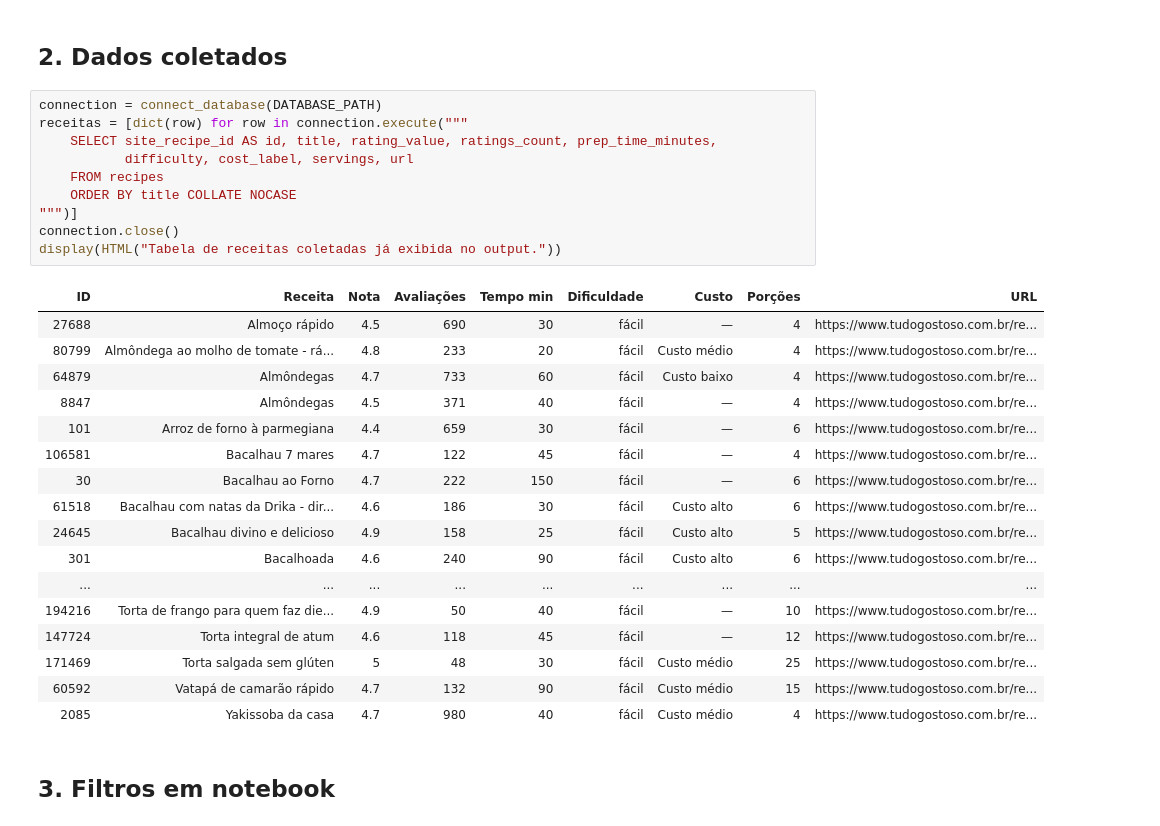
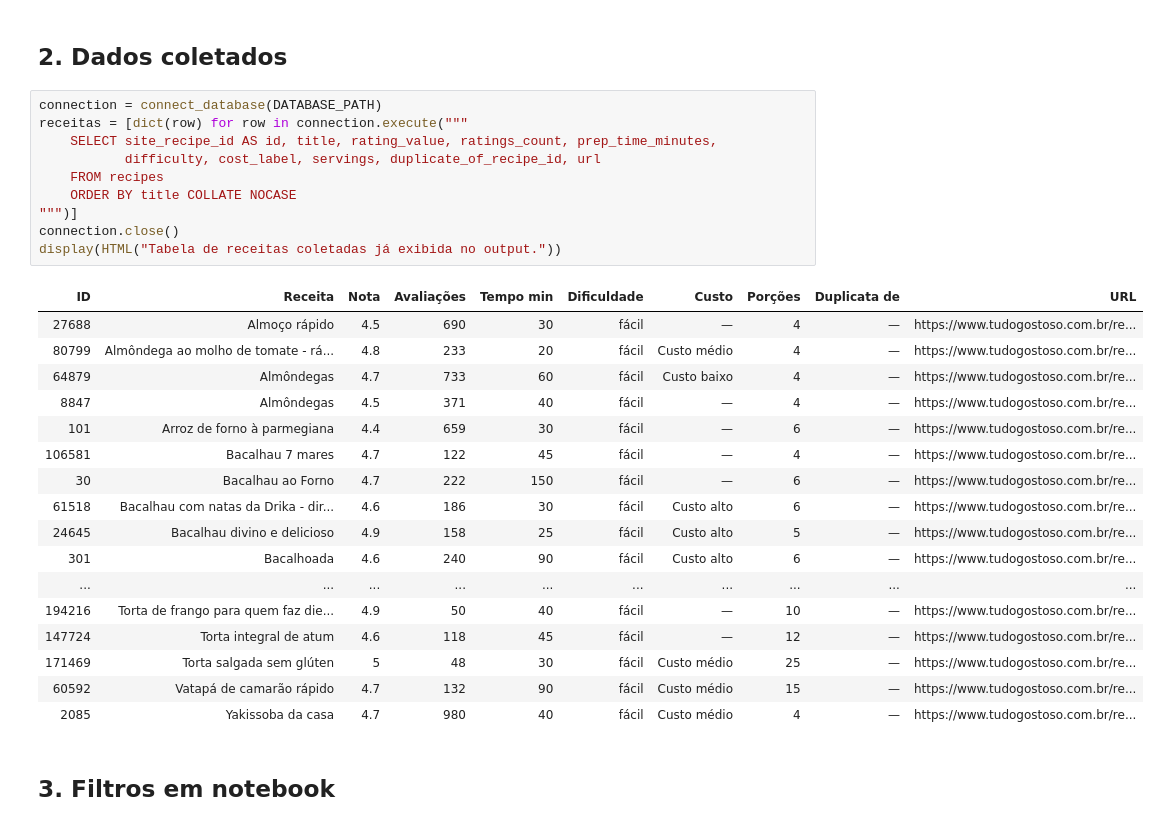
Before and after one commit to PHPacheco/Raspagem, a Jupyter notebook: notebooks/Trabalho PLN.ipynb, the cells around one changed output. Saved outputs shown, nothing was run; the diff lists cells and outputs as text.

```diff
--- a/notebooks/Trabalho PLN.ipynb
+++ b/notebooks/Trabalho PLN.ipynb
@@ -112,31 +116,31 @@ exibir_tabela(resumo, [("metric", "Métrica"), ("value", "Valor")])
 # %%
 connection = connect_database(DATABASE_PATH)
 receitas = [dict(row) for row in connection.execute("""
     SELECT site_recipe_id AS id, title, rating_value, ratings_count, prep_time_minutes,
-           difficulty, cost_label, servings, url
+           difficulty, cost_label, servings, duplicate_of_recipe_id, url
     FROM recipes
     ORDER BY title COLLATE NOCASE
 """)]
 connection.close()
 display(HTML("Tabela de receitas coletadas já exibida no output."))
 # %% [output]
-| ID | Receita | Nota | Avaliações | Tempo min | Dificuldade | Custo | Porções | URL |
-| 27688 | Almoço rápido | 4.5 | 690 | 30 | fácil | — | 4 | https://www.tudogostoso.com.br/re... |
-| 80799 | Almôndega ao molho de tomate - rá... | 4.8 | 233 | 20 | fácil | Custo médio | 4 | https://www.tudogostoso.com.br/re... |
-| 64879 | Almôndegas | 4.7 | 733 | 60 | fácil | Custo baixo | 4 | https://www.tudogostoso.com.br/re... |
-| 8847 | Almôndegas | 4.5 | 371 | 40 | fácil | — | 4 | https://www.tudogostoso.com.br/re... |
-| 101 | Arroz de forno à parmegiana | 4.4 | 659 | 30 | fácil | — | 6 | https://www.tudogostoso.com.br/re... |
-| 106581 | Bacalhau 7 mares | 4.7 | 122 | 45 | fácil | — | 4 | https://www.tudogostoso.com.br/re... |
-| 30 | Bacalhau ao Forno | 4.7 | 222 | 150 | fácil | — | 6 | https://www.tudogostoso.com.br/re... |
-| 61518 | Bacalhau com natas da Drika - dir... | 4.6 | 186 | 30 | fácil | Custo alto | 6 | https://www.tudogostoso.com.br/re... |
-| 24645 | Bacalhau divino e delicioso | 4.9 | 158 | 25 | fácil | Custo alto | 5 | https://www.tudogostoso.com.br/re... |
-| 301 | Bacalhoada | 4.6 | 240 | 90 | fácil | Custo alto | 6 | https://www.tudogostoso.com.br/re... |
-| ... | ... | ... | ... | ... | ... | ... | ... | ... |
-| 194216 | Torta de frango para quem faz die... | 4.9 | 50 | 40 | fácil | — | 10 | https://www.tudogostoso.com.br/re... |
-| 147724 | Torta integral de atum | 4.6 | 118 | 45 | fácil | — | 12 | https://www.tudogostoso.com.br/re... |
-| 171469 | Torta salgada sem glúten | 5 | 48 | 30 | fácil | Custo médio | 25 | https://www.tudogostoso.com.br/re... |
-| 60592 | Vatapá de camarão rápido | 4.7 | 132 | 90 | fácil | Custo médio | 15 | https://www.tudogostoso.com.br/re... |
-| 2085 | Yakissoba da casa | 4.7 | 980 | 40 | fácil | Custo médio | 4 | https://www.tudogostoso.com.br/re... |
+| ID | Receita | Nota | Avaliações | Tempo min | Dificuldade | Custo | Porções | Duplicata de | URL |
+| 27688 | Almoço rápido | 4.5 | 690 | 30 | fácil | — | 4 | — | https://www.tudogostoso.com.br/re... |
+| 80799 | Almôndega ao molho de tomate - rá... | 4.8 | 233 | 20 | fácil | Custo médio | 4 | — | https://www.tudogostoso.com.br/re... |
+| 64879 | Almôndegas | 4.7 | 733 | 60 | fácil | Custo baixo | 4 | — | https://www.tudogostoso.com.br/re... |
+| 8847 | Almôndegas | 4.5 | 371 | 40 | fácil | — | 4 | — | https://www.tudogostoso.com.br/re... |
+| 101 | Arroz de forno à parmegiana | 4.4 | 659 | 30 | fácil | — | 6 | — | https://www.tudogostoso.com.br/re... |
+| 106581 | Bacalhau 7 mares | 4.7 | 122 | 45 | fácil | — | 4 | — | https://www.tudogostoso.com.br/re... |
+| 30 | Bacalhau ao Forno | 4.7 | 222 | 150 | fácil | — | 6 | — | https://www.tudogostoso.com.br/re... |
+| 61518 | Bacalhau com natas da Drika - dir... | 4.6 | 186 | 30 | fácil | Custo alto | 6 | — | https://www.tudogostoso.com.br/re... |
+| 24645 | Bacalhau divino e delicioso | 4.9 | 158 | 25 | fácil | Custo alto | 5 | — | https://www.tudogostoso.com.br/re... |
+| 301 | Bacalhoada | 4.6 | 240 | 90 | fácil | Custo alto | 6 | — | https://www.tudogostoso.com.br/re... |
+| ... | ... | ... | ... | ... | ... | ... | ... | ... | ... |
+| 194216 | Torta de frango para quem faz die... | 4.9 | 50 | 40 | fácil | — | 10 | — | https://www.tudogostoso.com.br/re... |
+| 147724 | Torta integral de atum | 4.6 | 118 | 45 | fácil | — | 12 | — | https://www.tudogostoso.com.br/re... |
+| 171469 | Torta salgada sem glúten | 5 | 48 | 30 | fácil | Custo médio | 25 | — | https://www.tudogostoso.com.br/re... |
+| 60592 | Vatapá de camarão rápido | 4.7 | 132 | 90 | fácil | Custo médio | 15 | — | https://www.tudogostoso.com.br/re... |
+| 2085 | Yakissoba da casa | 4.7 | 980 | 40 | fácil | Custo médio | 4 | — | https://www.tudogostoso.com.br/re... |
 # %% [markdown]
 ## 3. Filtros em notebook
 # %%
```
Also changed, not shown: parts of 9 cells of this notebook, 17 other files.
